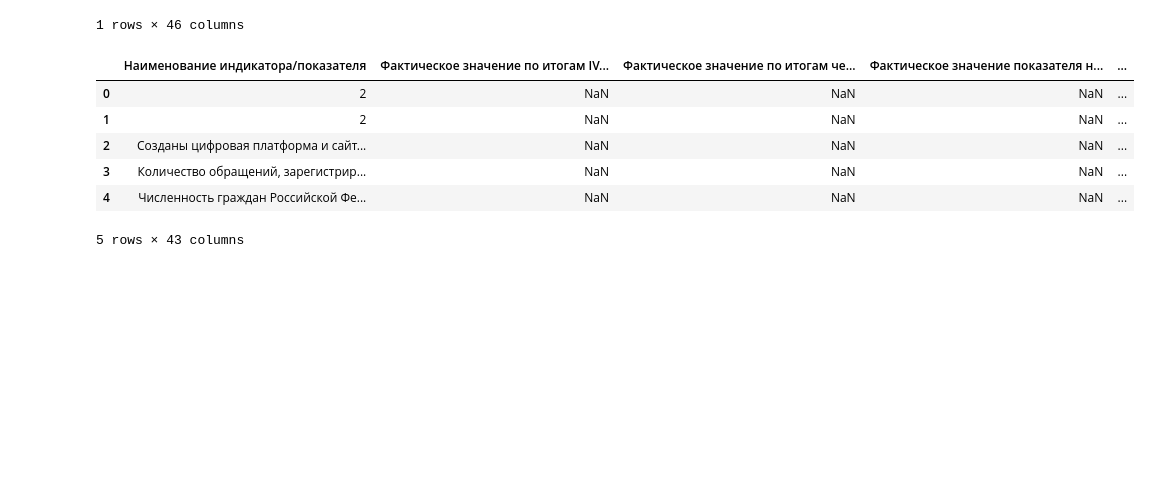
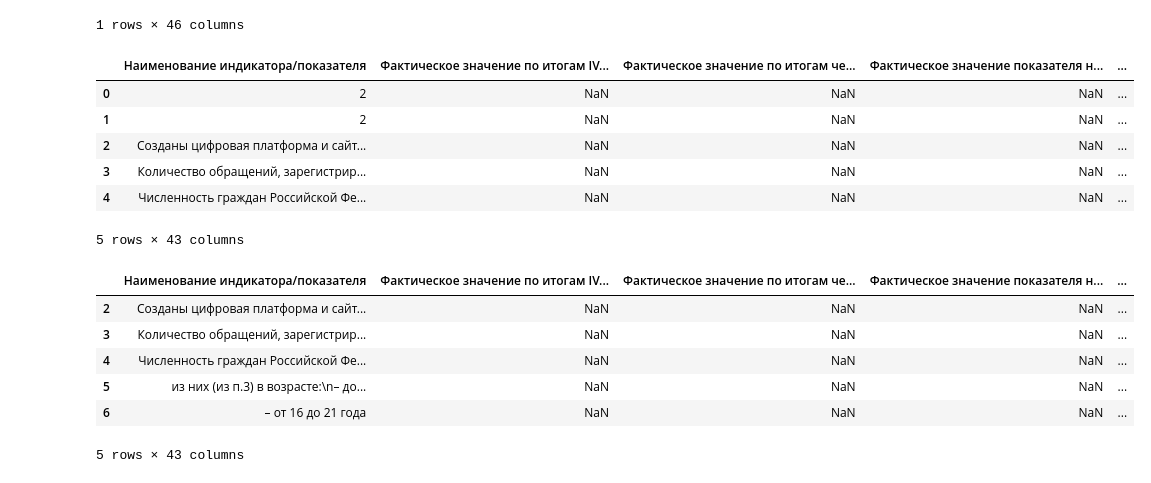
Before and after one commit to t0r1n88/Alora, a Jupyter notebook: svod_copp.ipynb, the cells around one changed output. Saved outputs shown, nothing was run; the diff lists cells and outputs as text; code cells hidden in the pictures; blank space fills up the shorter version.

```diff
--- a/svod_copp.ipynb
+++ b/svod_copp.ipynb
@@ -58,4 +58,14 @@ temp_df.head(5)
 5 rows × 43 columns
 # %%
 # убираем лишние строки с значением 1 или 2
-temp_df = temp_df[temp_df['Наименование индикатора/показателя']]
+temp_df = temp_df[~temp_df['Наименование индикатора/показателя'].isin([1,2])]
+# %%
+temp_df.head()
+# %% [output]
+|  | Наименование индикатора/показателя | Фактическое значение по итогам IV... | Фактическое значение по итогам че... | Фактическое значение показателя н... | ... |
+| 2 | Созданы цифровая платформа и сайт... | NaN | NaN | NaN | ... |
+| 3 | Количество обращений, зарегистрир... | NaN | NaN | NaN | ... |
+| 4 | Численность граждан Российской Фе... | NaN | NaN | NaN | ... |
+| 5 | из них (из п.3) в возрасте:\n– до... | NaN | NaN | NaN | ... |
+| 6 | – от 16 до 21 года | NaN | NaN | NaN | ... |
+5 rows × 43 columns
```
